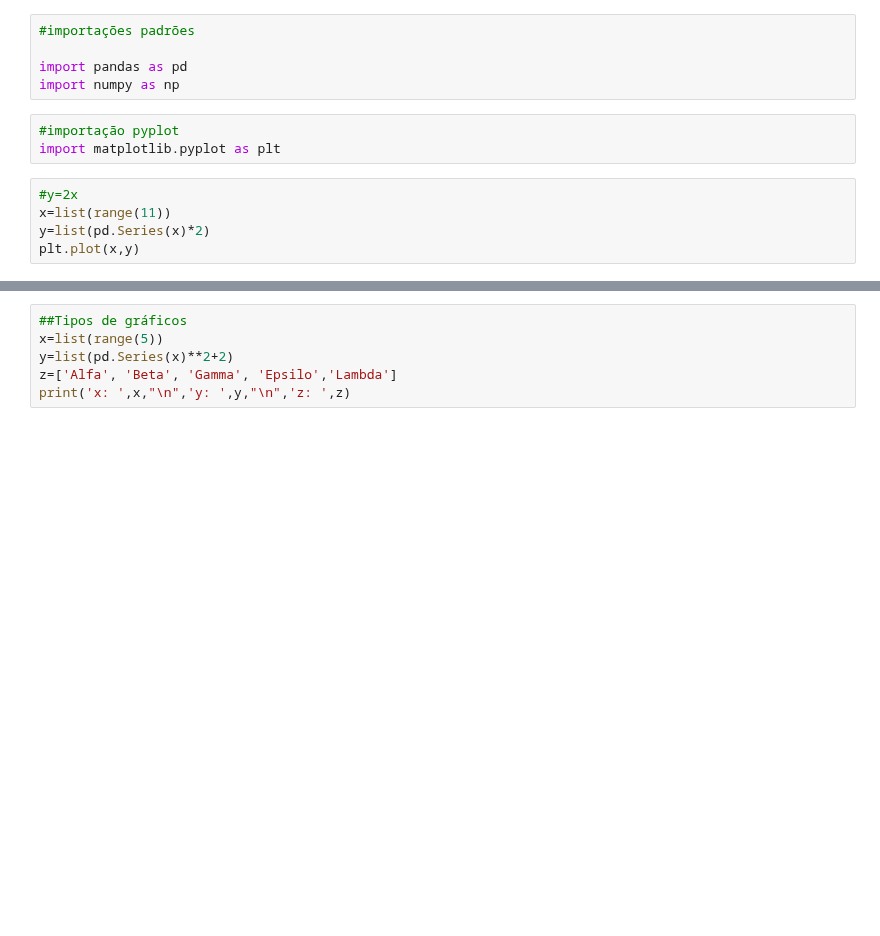
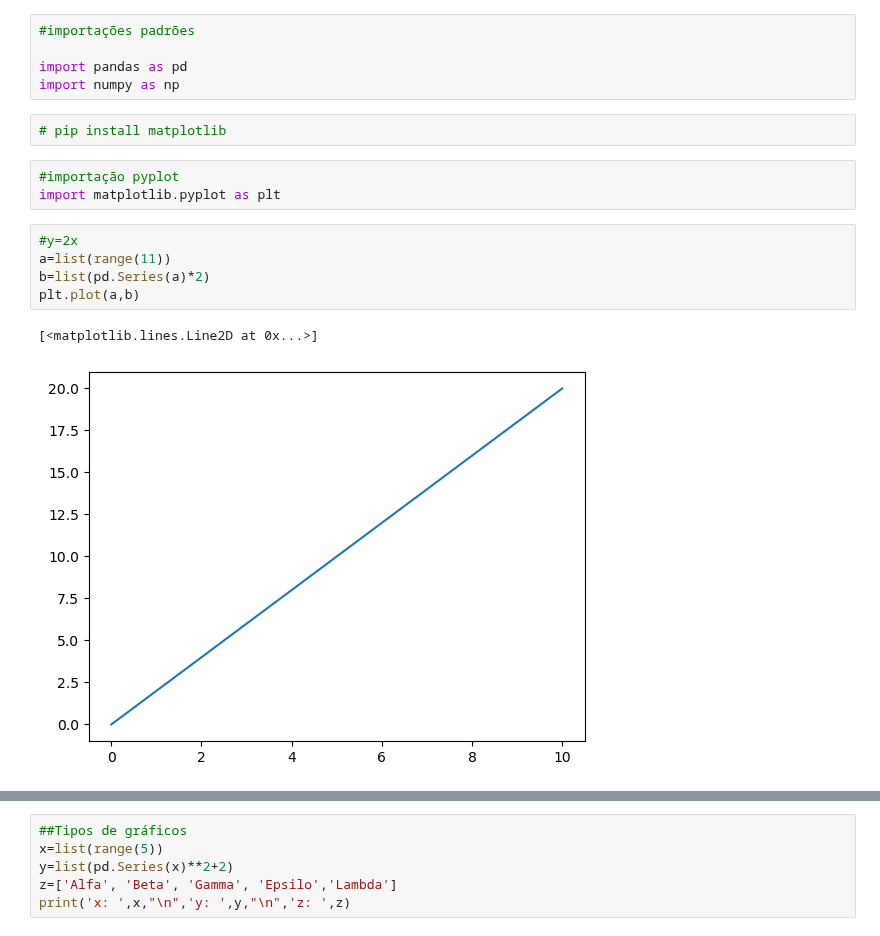
Before and after one commit to gamrodrigues/Coder, a Jupyter notebook: Aula 11.ipynb, the cells around one changed output, grey strips where cells are left out. Saved outputs shown, nothing was run; the diff lists cells and outputs as text; blank space fills up the shorter version.

```diff
--- a/Aula 11.ipynb
+++ b/Aula 11.ipynb
@@ -7,14 +7,19 @@ Pyplot
 
 import pandas as pd
 import numpy as np
+# %%
+# pip install matplotlib
 # %%
 #importação pyplot
 import matplotlib.pyplot as plt
 # %%
 #y=2x
-x=list(range(11))
-y=list(pd.Series(x)*2)
-plt.plot(x,y)
+a=list(range(11))
+b=list(pd.Series(a)*2)
+plt.plot(a,b)
+# %% [output]
+[<matplotlib.lines.Line2D at 0x...>]
+[figure, added]
 # %%
 #y=-x²+2x-10
 x=list(range(-10,13))
```
Also changed, not shown: parts of 25 cells of this notebook, 1 other file.
